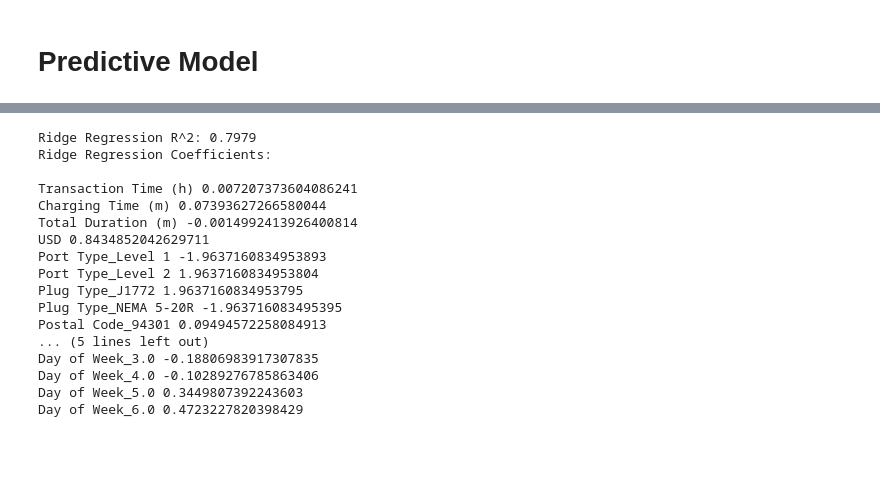
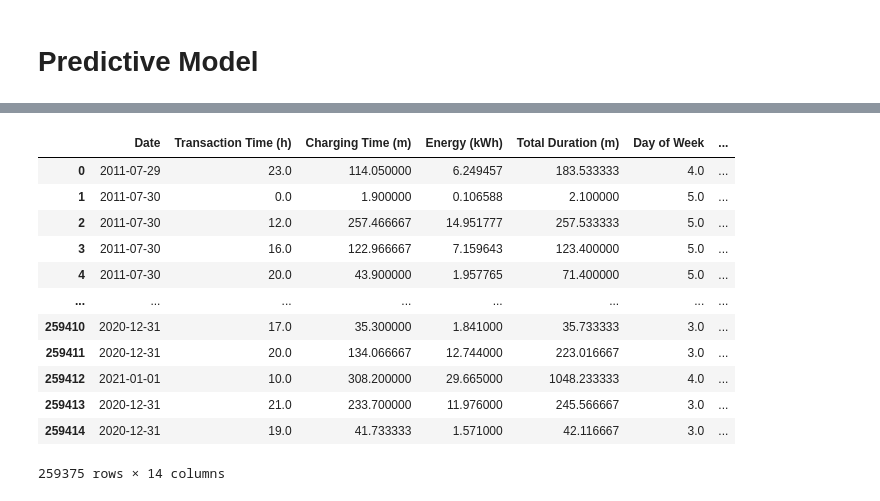
Before and after one commit to Fiehn/42577-Introduction-to-business-analytics, a Jupyter notebook: Project.ipynb, the cells around one changed output, grey strips where cells are left out. Drawn from its saved outputs; the diff is of its cells as text; code cells hidden in the pictures; blank space fills up the shorter version.

```diff
--- a/Project.ipynb
+++ b/Project.ipynb
@@ -199,26 +151,16 @@ Best score is 0.7418381925531423
-# %%
-# Using Ridge Regression with alpha=500
-ridge = Ridge(alpha=500)
-ridge.fit(X_train, y_train)
-print("Ridge Regression R^2: %0.4f" % ridge.score(X_test, y_test))
-print("Ridge Regression Coefficients: \n")
-for i in range(len(ridge.coef_)):
-    print(X_train.columns[i], ridge.coef_[i])
-# %% [output]
-Ridge Regression R^2: 0.7979
-Ridge Regression Coefficients:
-
-Transaction Time (h) 0.007207373604086241
-Charging Time (m) 0.07393627266580044
-Total Duration (m) -0.0014992413926400814
-USD 0.8434852042629711
-Port Type_Level 1 -1.9637160834953893
-Port Type_Level 2 1.9637160834953804
-Plug Type_J1772 1.9637160834953795
-Plug Type_NEMA 5-20R -1.963716083495395
-Postal Code_94301 0.09494572258084913
-... (5 lines left out)
-Day of Week_3.0 -0.18806983917307835
-Day of Week_4.0 -0.10289276785863406
-Day of Week_5.0 0.3449807392243603
-Day of Week_6.0 0.4723227820398429
+# %%
+df_working
+# %% [output]
+|  | Date | Transaction Time (h) | Charging Time (m) | Energy (kWh) | Total Duration (m) | Day of Week | ... |
+| 0 | 2011-07-29 | 23.0 | 114.050000 | 6.249457 | 183.533333 | 4.0 | ... |
+| 1 | 2011-07-30 | 0.0 | 1.900000 | 0.106588 | 2.100000 | 5.0 | ... |
+| 2 | 2011-07-30 | 12.0 | 257.466667 | 14.951777 | 257.533333 | 5.0 | ... |
+| 3 | 2011-07-30 | 16.0 | 122.966667 | 7.159643 | 123.400000 | 5.0 | ... |
+| 4 | 2011-07-30 | 20.0 | 43.900000 | 1.957765 | 71.400000 | 5.0 | ... |
+| ... | ... | ... | ... | ... | ... | ... | ... |
+| 259410 | 2020-12-31 | 17.0 | 35.300000 | 1.841000 | 35.733333 | 3.0 | ... |
+| 259411 | 2020-12-31 | 20.0 | 134.066667 | 12.744000 | 223.016667 | 3.0 | ... |
+| 259412 | 2021-01-01 | 10.0 | 308.200000 | 29.665000 | 1048.233333 | 4.0 | ... |
+| 259413 | 2020-12-31 | 21.0 | 233.700000 | 11.976000 | 245.566667 | 3.0 | ... |
+| 259414 | 2020-12-31 | 19.0 | 41.733333 | 1.571000 | 42.116667 | 3.0 | ... |
+259375 rows × 14 columns
```
Also changed, not shown: parts of 13 cells of this notebook.
